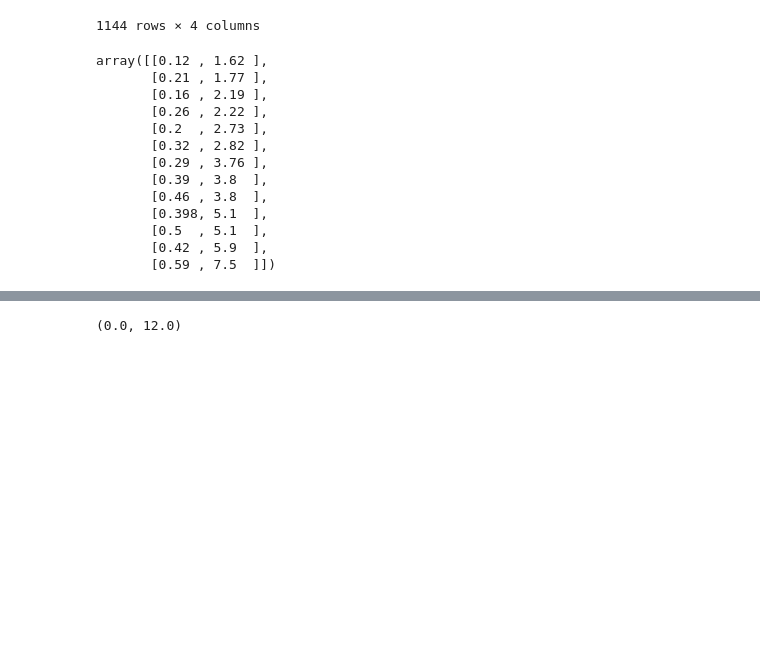
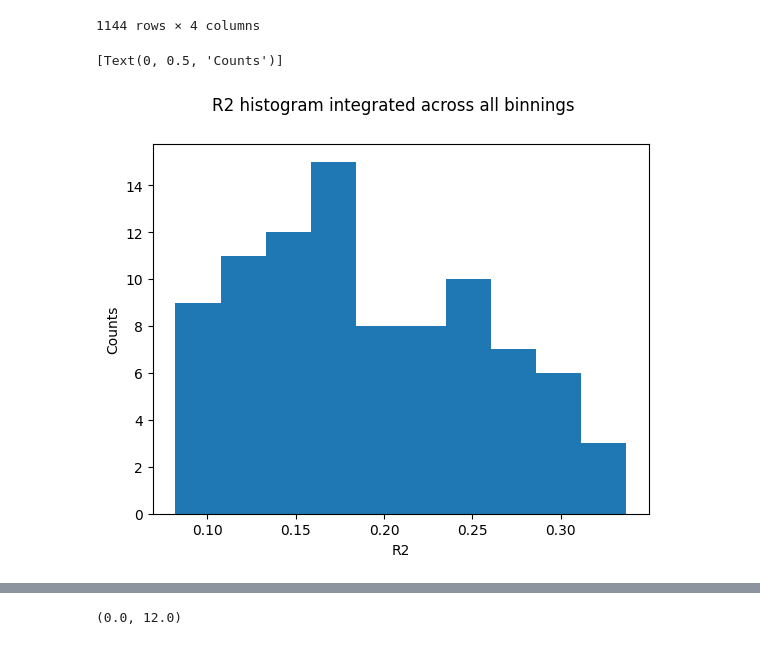
Before and after one commit to RowanKell/work_eic, a Jupyter notebook: macros/Timing_estimation/SCRATCH.ipynb, the cells around one changed output, grey strips where cells are left out. Saved outputs shown, nothing was run; the diff lists cells and outputs as text; code cells hidden in the pictures; blank space fills up the shorter version.

```diff
--- a/macros/Timing_estimation/SCRATCH.ipynb
+++ b/macros/Timing_estimation/SCRATCH.ipynb
@@ -107,19 +107,22 @@ df
 | 1142 | 7.50 | 0.59 | 0.85 | 0.95 |
 | 1143 | 7.50 | 0.59 | 0.85 | 1.05 |
 1144 rows × 4 columns
-# %%
-bins
-# %% [output]
-array([[0.12 , 1.62 ],
-       [0.21 , 1.77 ],
-       [0.16 , 2.19 ],
-       [0.26 , 2.22 ],
-       [0.2  , 2.73 ],
-       [0.32 , 2.82 ],
-       [0.29 , 3.76 ],
-       [0.39 , 3.8  ],
-       [0.46 , 3.8  ],
-       [0.398, 5.1  ],
-       [0.5  , 5.1  ],
-       [0.42 , 5.9  ],
-       [0.59 , 7.5  ]])
+# %%
+# Need to filter out events that correspond to a bin - need to build bin edges
+
+df = {
+    'Q2' : [],
+    'x' : [],
+    'z' : [],
+    'pt' : []
+}
+for i in range(len(bins)):
+    curr_x_q2 = bins[i]
+    for j in range(len(z_bins_even)):
+        curr_z = z_bins_even[j]
+        for k in range(len(pt_bins_even)):
+            curr_pt = pt_bins_even[k]
+            df['Q2'].append(curr_x_q2[1])
+            df['x'].append(curr_x_q2[0])
+            df['pt'].append(curr_pt)
+            df['z'].append(curr_z)
@@ -125,0 +228,9 @@ array([[0.12 , 1.62 ],
+# %%
+fig, axs = plot.subplots(1,1)
+fig.suptitle("R2 histogram integrated across all binnings")
+axs.hist(R2_df['R2'])
+axs.set(xlabel = "R2")
+axs.set(ylabel = "Counts")
+# %% [output]
+[Text(0, 0.5, 'Counts')]
+[figure, added]
```
Also changed, not shown: parts of 2 cells of this notebook, 4 other files.
